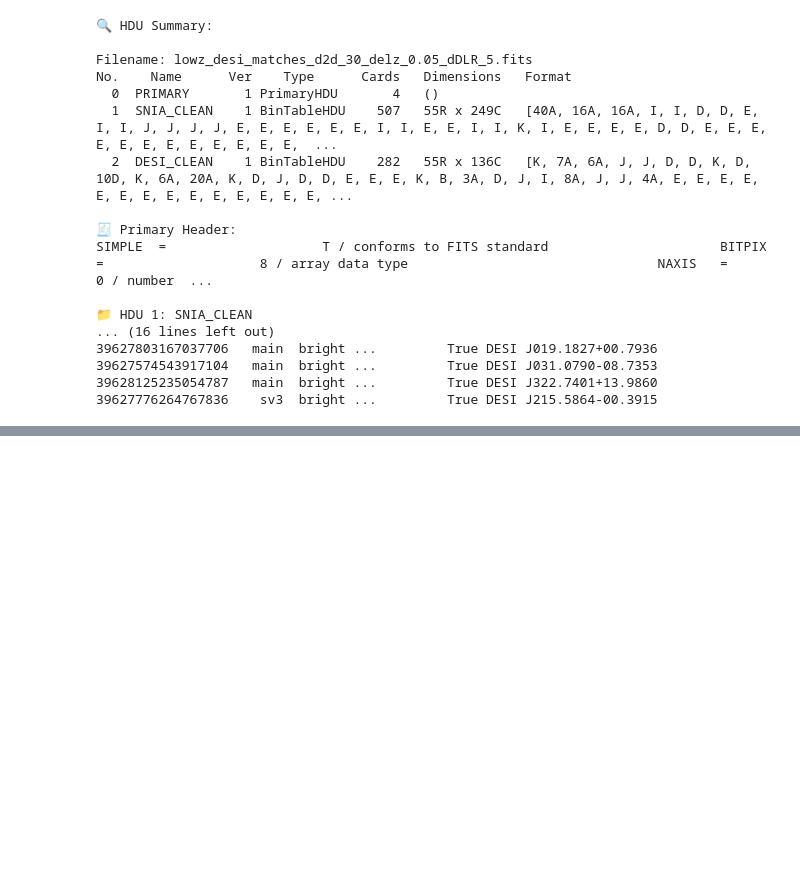
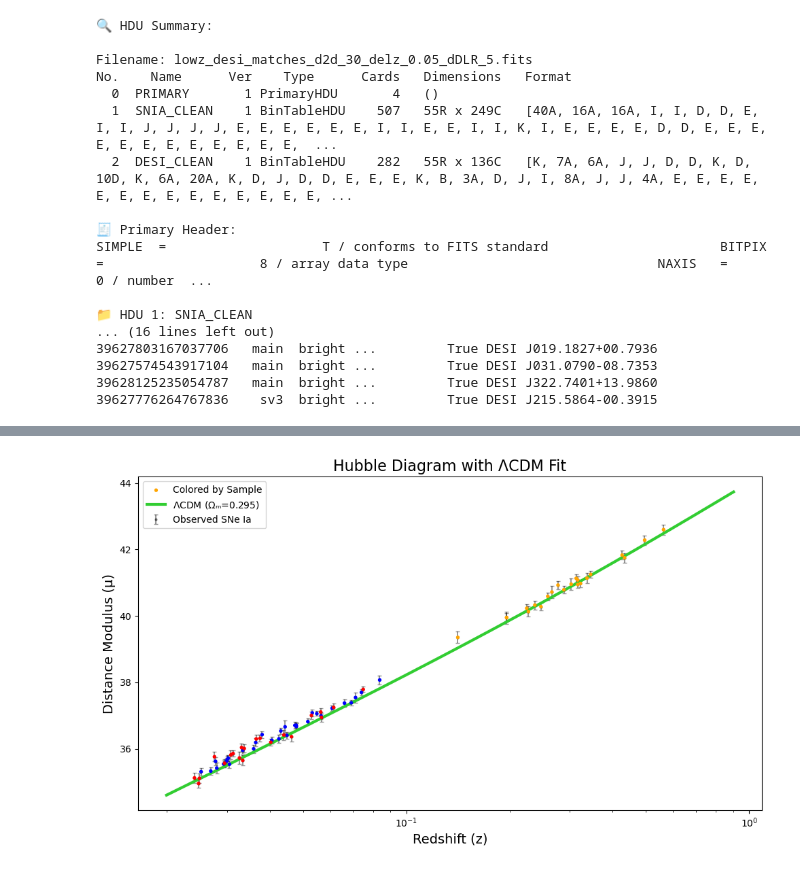
Before and after one commit to chernya4/DESI_DES, a Jupyter notebook: hbl_diag_resid.ipynb, the cells around one changed output, grey strips where cells are left out. Cells and saved outputs as stored; diff of their text form; code cells hidden in the pictures; blank space fills up the shorter version.

```diff
--- a/hbl_diag_resid.ipynb
+++ b/hbl_diag_resid.ipynb
@@ -245,0 +598,63 @@ SNID       MU         MUERR_FINAL
+# %%
+import numpy as np
+import matplotlib.pyplot as plt
+from scipy.integrate import quad
+from astropy.table import Table
+
+# === Load residuals data ===
+data = Table.read("residuals_data.fits")
+zcmb = np.array(data["CSV_zCMB"])
+mu = np.array(data["CSV_MU"])
+sigma_mu = np.array(data["CSV_MUERR_FINAL"])
+
+# Optional: Set color by source (DES, LOWZ, FOUNDATION)
+source = np.array(data["SOURCE"])
+source_str = [s.decode("utf-8") if isinstance(s, bytes) else s for s in source]
+source_colors = {"DES": "orange", "FOUNDATION": "blue", "LOWZ": "red"}
+set_values = [source_colors[s] for s in source_str]
+
+# === Cosmology Parameters ===
+H_o = 73.04  # km/s/Mpc
+c = 299792.458   # km/s
+Omega_m = 0.295
+Omega_Lambda = 1.0 - Omega_m
+
+# === Define Luminosity Distance ===
+def integrand(z_prime):
+    return 1.0 / np.sqrt(Omega_m * (1 + z_prime)**3 + Omega_Lambda)
+
+def luminosity_distance(z):
+    integral, _ = quad(integrand, 0, z)
+    d_L = (c / H_o) * (1 + z) * integral  # in Mpc
+    return d_L
+
+# === Compute Theoretical μ(z) ===
+z_vals = np.linspace(0.02, 0.9, 500)
+d_L_vals = np.array([luminosity_distance(z) for z in z_vals])
+mu_theoretical = 5 * np.log10(d_L_vals * 1e6 / 10)  # convert Mpc to pc
+
+# === Plotting ===
+plt.figure(figsize=(10, 6))
+
+# Data with error bars
+plt.errorbar(
+    zcmb, mu, yerr=sigma_mu,
+    fmt='o', color='black', label='Observed SNe Ia', capsize=2, markersize=2, alpha=0.4
+)
+
+# Color by source
+plt.scatter(zcmb, mu, c=set_values, s=8, label='Colored by Sample', zorder=3)
+
+# Theoretical curve
+plt.plot(z_vals, mu_theoretical, color='#32CD32', label=r'$\Lambda$CDM (Ωₘ=0.295)', linewidth=3)
+
+# Axes & aesthetics
+plt.xscale("log")
+plt.xlabel("Redshift (z)", fontsize=14)
+plt.ylabel("Distance Modulus (μ)", fontsize=14)
+plt.title("Hubble Diagram with ΛCDM Fit", fontsize=16)
+plt.legend()
+plt.tight_layout()
+plt.show()
+# %% [output]
+[figure, added]
```
Also changed, not shown: parts of 27 cells of this notebook, 15 other files.
